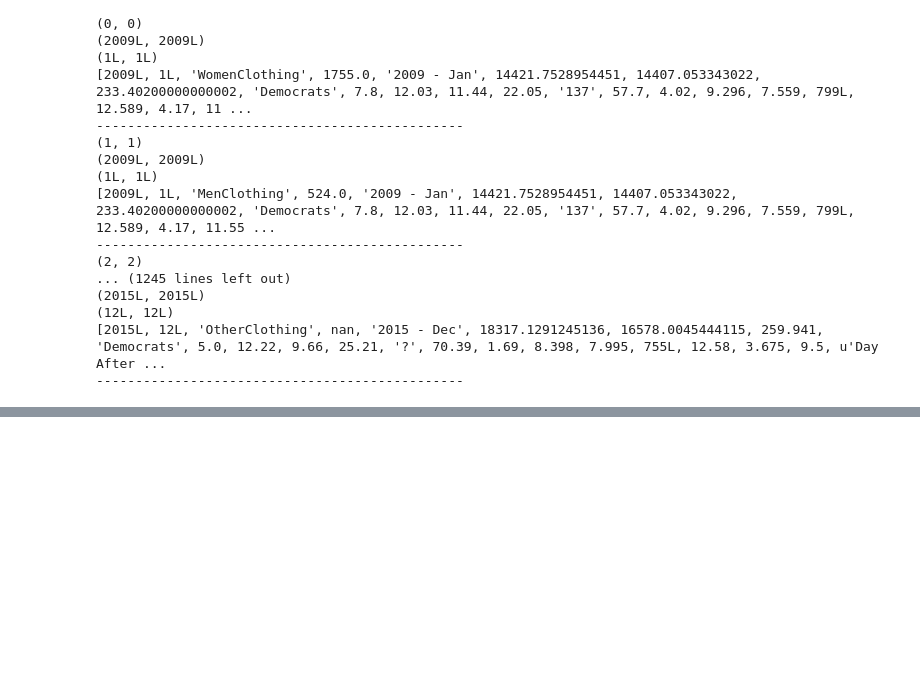
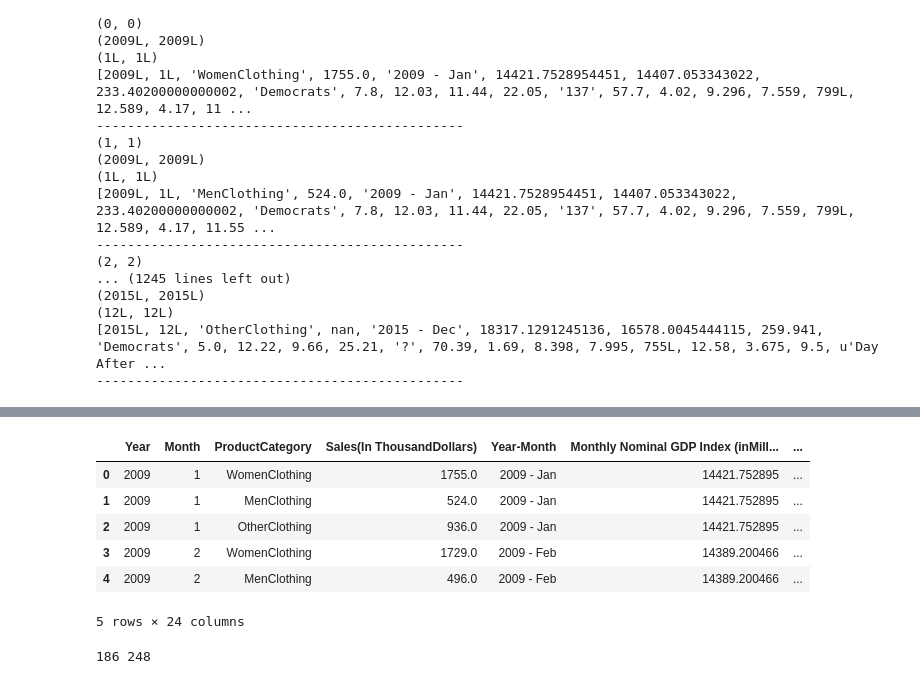
Before and after one commit to sravyaysk/Kaggle-Problems, a Jupyter notebook: retail case study/Time series Kaggle.ipynb, the cells around one changed output, grey strips where cells are left out. Saved outputs shown, nothing was run; the diff lists cells and outputs as text; code cells hidden in the pictures; blank space fills up the shorter version.

```diff
--- a/retail case study/Time series Kaggle.ipynb
+++ b/retail case study/Time series Kaggle.ipynb
@@ -133,0 +244,10 @@ for dataset in combine1:
+# %%
+new_train_df1.head()
+# %% [output]
+|  | Year | Month | ProductCategory | Sales(In ThousandDollars) | Year-Month | Monthly Nominal GDP Index (inMill... | ... |
+| 0 | 2009 | 1 | WomenClothing | 1755.0 | 2009 - Jan | 14421.752895 | ... |
+| 1 | 2009 | 1 | MenClothing | 524.0 | 2009 - Jan | 14421.752895 | ... |
+| 2 | 2009 | 1 | OtherClothing | 936.0 | 2009 - Jan | 14421.752895 | ... |
+| 3 | 2009 | 2 | WomenClothing | 1729.0 | 2009 - Feb | 14389.200466 | ... |
+| 4 | 2009 | 2 | MenClothing | 496.0 | 2009 - Feb | 14389.200466 | ... |
+5 rows × 24 columns
@@ -133,0 +267,17 @@ for dataset in combine1:
+# %%
+new_train_data = new_train_df1.values
+new_test_data = new_test_df1.values
+ads = []
+for i in new_train_data:
+    if(i[13].isdigit()):
+        ads.append(int(i[13]))
+ads_value = sum(ads)/len(ads)
+print ads_value,max(ads)
+for i in new_train_data:
+    if(i[13].isdigit() == False):
+        i[13] = ads_value
+for i in new_test_data:
+    if(i[13].isdigit() == False):
+        i[13] = ads_value
+# %% [output]
+186 248
```
Also changed, not shown: parts of 16 cells of this notebook.
